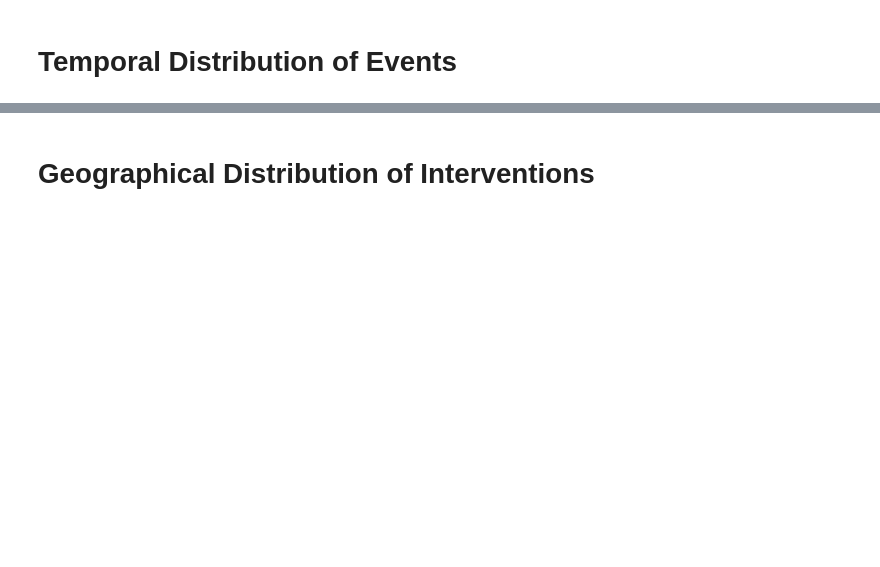
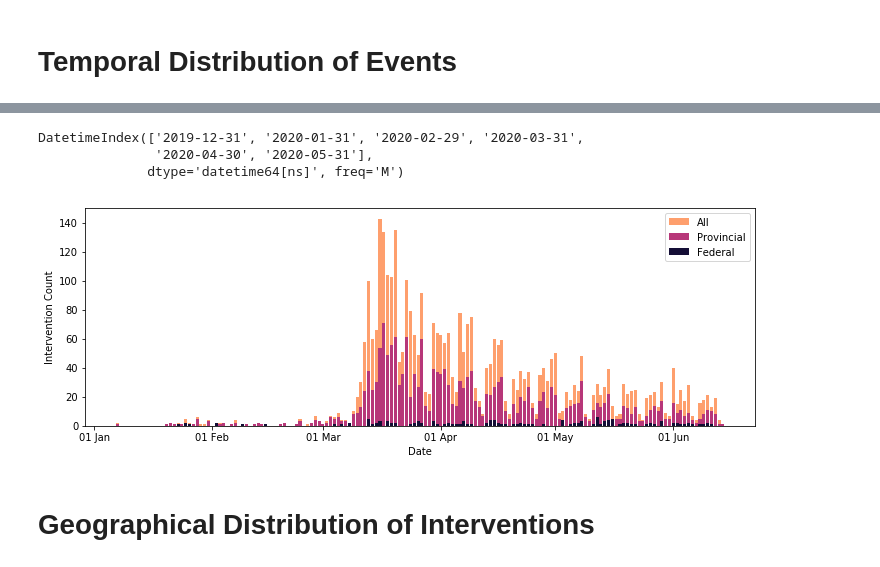
Before and after one commit to jajsmith/COVID19NonPharmaceuticalInterventions, a Jupyter notebook: npi_analysis.ipynb, the cells around one changed output, grey strips where cells are left out. Saved outputs shown, nothing was run; the diff lists cells and outputs as text; code cells hidden in the pictures; blank space fills up the shorter version.

```diff
--- a/npi_analysis.ipynb
+++ b/npi_analysis.ipynb
@@ -467,38 +602,43 @@ print(xticks)
 import matplotlib.dates as mdates
 import matplotlib as mpl
 
-fig, ax = plt.subplots(figsize=(10, 4))
+fig, ax = plt.subplots(figsize=(12, 4))
 
-xticks = pd.date_range(start='12-01-2019', end='05-17-2020', freq='M')
+xticks = pd.date_range(start='12-01-2019', end=cutoff_date, freq='M')
 #subset = full_df[full_df['start_date'] < pd.to_datetime('04-01-2020')]
 
 
 cmap = mpl.cm.get_cmap('magma')
 
 
 ts = full_df.groupby(by=['start_date'])['intervention_category'].count()
 plt.bar(ts.index, ts.values, color=cmap(0.8), label='All')
 
 ts = provinces_df.groupby(by=['start_date'])['intervention_category'].count()
 plt.bar(ts.index, ts.values, color=cmap(0.5), label='Provincial')
 
 ts = federal_df.groupby(by=['start_date'])['intervention_category'].count()
 plt.bar(ts.index, ts.values, color=cmap(0.1), label='Federal')
 
 
 
 plt.xlabel('Date')
 plt.ylabel('Intervention Count')
 plt.gca().xaxis.set_major_locator(mdates.MonthLocator())
 month_format = mdates.DateFormatter('%d %b')
 plt.gca().xaxis.set_major_formatter(month_format)
 print(xticks)
 plt.legend()
 
 #ts = full_df.subtract(provinces_df).groupby(by=['start_date'])['intervention_category'].count()
 #cmap = mpl.cm.get_cmap('viridis')
 #plt.bar(ts.index, ts.values, color=cmap(.5), alpha=0.4)
 plt.savefig('doc/img/fig2.png', dpi=300)
+# %% [output]
+DatetimeIndex(['2019-12-31', '2020-01-31', '2020-02-29', '2020-03-31',
+               '2020-04-30', '2020-05-31'],
+              dtype='datetime64[ns]', freq='M')
+[figure, added]
 # %% [markdown]
 # Geographical Distribution of Interventions
 # %%
```
Also changed, not shown: parts of 52 cells of this notebook, 2 other files.
